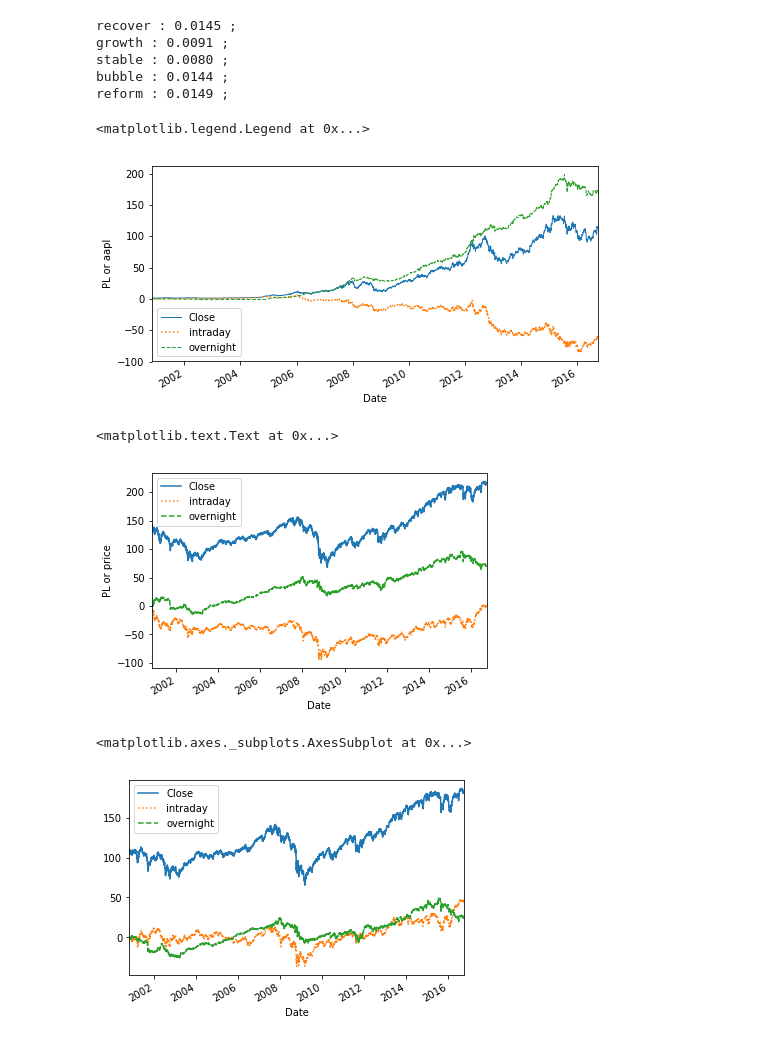
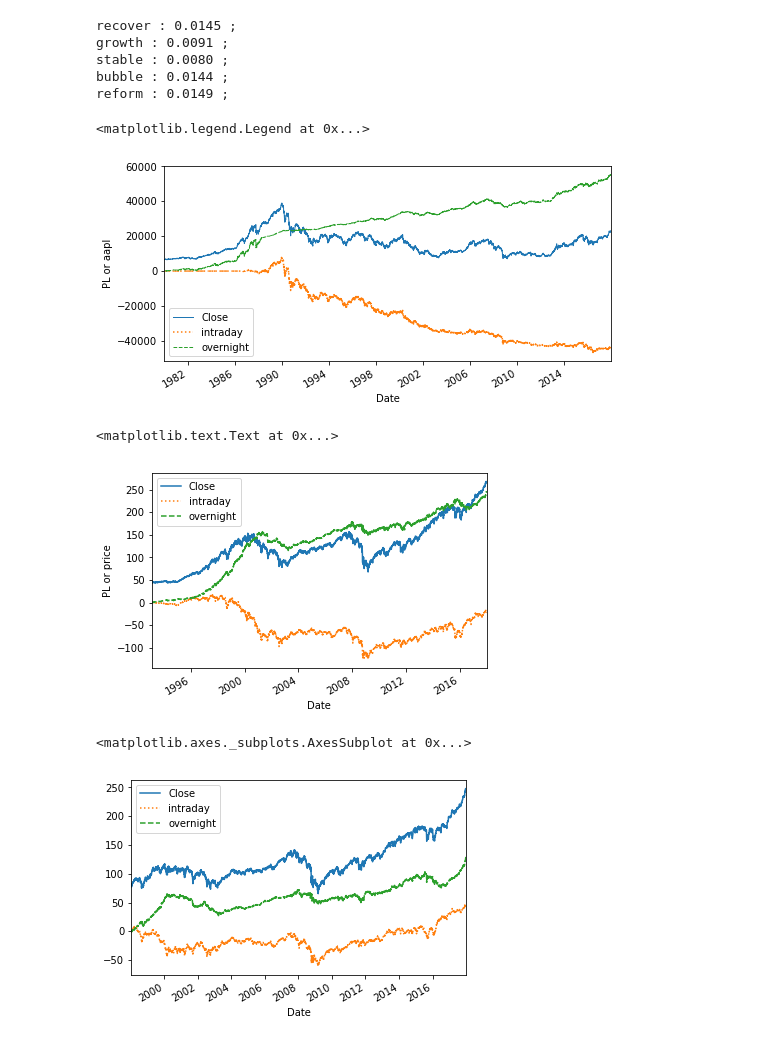
Before and after one commit to innovation1005/python3-for-system-trade, a Jupyter notebook: pan5.ipynb, the cells around one changed output. Drawn from its saved outputs; the diff is of its cells as text; code cells hidden in the pictures.

```diff
--- a/pan5.ipynb
+++ b/pan5.ipynb
@@ -91,15 +91,15 @@ bubble : 0.0144 ;
 reform : 0.0149 ;
 # %%
 plt.figure(figsize=(8,4))
-analysis= web.DataReader("aapl", 'google',"1990/1/1",end)
+analysis= web.DataReader("^N225", 'yahoo',"1980/1/1",end)
 analysis['intraday']=0#None
 analysis['overnight']=0#None
 c0=analysis.Close.iloc[0]
 for i in range(1,len(analysis)):
     o=analysis.iloc[i,0]#列0
     c=analysis.iloc[i,3]#列3
-    analysis.iloc[i,5]=c-o#列6　Intraday
-    analysis.iloc[i,6]=o-c0#列７ overnight
+    analysis.iloc[i,6]=c-o#列6　Intraday
+    analysis.iloc[i,7]=o-c0#列７ overnight
     c0=c
 analysis.Close.plot(label='Close',linewidth=1)
 analysis.intraday.cumsum().plot(label="intraday",linestyle=":")
@@ -109,17 +109,17 @@ plt.ylabel('PL or aapl')
 plt.legend(loc='lower left')
 # %% [output]
 <matplotlib.legend.Legend at 0x...>
-[figure, old version]
+[figure, new version]
 # %%
-analysis= web.DataReader("SPY", 'google',"1993/1/29",end)
+analysis= web.DataReader("SPY", 'yahoo',"1980/1/1",end)
 analysis['intraday']=0#None
 analysis['overnight']=0#None
 c0=analysis.Close.iloc[0]
 for i in range(1,len(analysis)):
     o=analysis.iloc[i,0]
     c=analysis.iloc[i,3]
-    analysis.iloc[i,5]=c-o
-    analysis.iloc[i,6]=o-c0
+    analysis.iloc[i,6]=c-o
+    analysis.iloc[i,7]=o-c0
     c0=c
 analysis.Close.plot(label='Close')
 analysis.intraday.cumsum().plot(label='intraday',linestyle=':')
@@ -128,22 +128,22 @@ plt.legend()
 plt.ylabel('PL or price')
 # %% [output]
 <matplotlib.text.Text at 0x...>
-[figure, old version]
+[figure, new version]
 # %%
-analysis= web.DataReader("DIA", 'google',"1993/1/29",end)
+analysis= web.DataReader("DIA", 'yahoo',"1995/1/1",end)
 analysis['intraday']=0#None
 analysis['overnight']=0#None
 c0=analysis.Close.iloc[0]
 for i in range(1,len(analysis)):
     o=analysis.iloc[i,0]
     c=analysis.iloc[i,3]
-    analysis.iloc[i,5]=c-o
-    analysis.iloc[i,6]=o-c0
+    analysis.iloc[i,6]=c-o
+    analysis.iloc[i,7]=o-c0
     c0=c
 analysis.Close.plot(legend='Close')
 analysis.intraday.cumsum().plot(legend="intraday",linestyle=':')
 analysis.overnight.cumsum().plot(legend="overnight",linestyle='--')
 # %% [output]
 <matplotlib.axes._subplots.AxesSubplot at 0x...>
-[figure, old version]
+[figure, new version]
 # %%
```
Also changed, not shown: parts of 4 cells of this notebook.
